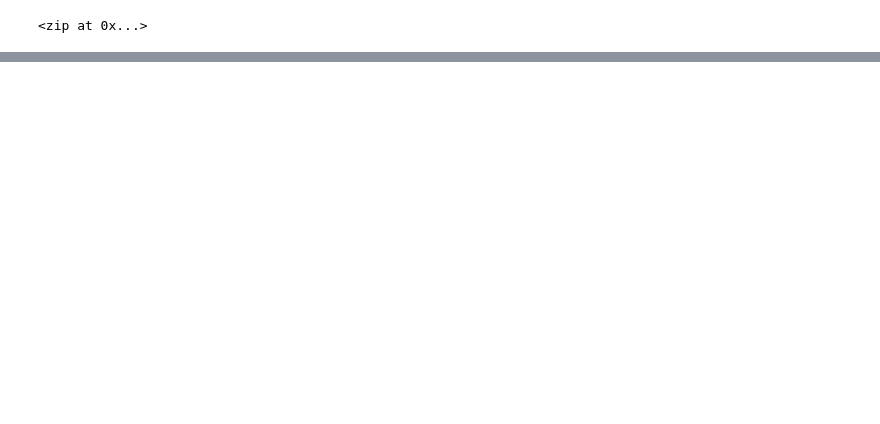
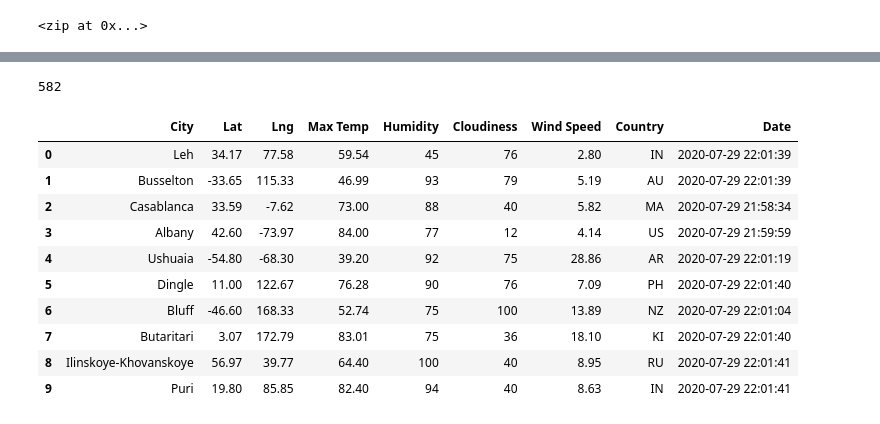
Before and after one commit to Tavender22/World_Weather_Analysis, a Jupyter notebook: WeatherPy.ipynb, the cells around one changed output, grey strips where cells are left out. Cells and saved outputs as stored; diff of their text form; code cells hidden in the pictures; blank space fills up the shorter version.

```diff
--- a/WeatherPy.ipynb
+++ b/WeatherPy.ipynb
@@ -31,0 +41,4 @@ len(cities)
+# %%
+# Starting URL for Weather Map API Call.
+url = "http://api.openweathermap.org/data/2.5/weather?units=Imperial&APPID=" + weather_api_key
+print(url)
@@ -31,0 +135,20 @@ len(cities)
+# %%
+len(city_data)
+# %% [output]
+582
+# %%
+# Convert the array of dictionaries to a Pandas DataFrame.
+city_data_df = pd.DataFrame(city_data)
+city_data_df.head(10)
+# %% [output]
+|  | City | Lat | Lng | Max Temp | Humidity | Cloudiness | Wind Speed | Country | Date |
+| 0 | Leh | 34.17 | 77.58 | 59.54 | 45 | 76 | 2.80 | IN | 2020-07-29 22:01:39 |
+| 1 | Busselton | -33.65 | 115.33 | 46.99 | 93 | 79 | 5.19 | AU | 2020-07-29 22:01:39 |
+| 2 | Casablanca | 33.59 | -7.62 | 73.00 | 88 | 40 | 5.82 | MA | 2020-07-29 21:58:34 |
+| 3 | Albany | 42.60 | -73.97 | 84.00 | 77 | 12 | 4.14 | US | 2020-07-29 21:59:59 |
+| 4 | Ushuaia | -54.80 | -68.30 | 39.20 | 92 | 75 | 28.86 | AR | 2020-07-29 22:01:19 |
+| 5 | Dingle | 11.00 | 122.67 | 76.28 | 90 | 76 | 7.09 | PH | 2020-07-29 22:01:40 |
+| 6 | Bluff | -46.60 | 168.33 | 52.74 | 75 | 100 | 13.89 | NZ | 2020-07-29 22:01:04 |
+| 7 | Butaritari | 3.07 | 172.79 | 83.01 | 75 | 36 | 18.10 | KI | 2020-07-29 22:01:40 |
+| 8 | Ilinskoye-Khovanskoye | 56.97 | 39.77 | 64.40 | 100 | 40 | 8.95 | RU | 2020-07-29 22:01:41 |
+| 9 | Puri | 19.80 | 85.85 | 82.40 | 94 | 40 | 8.63 | IN | 2020-07-29 22:01:41 |
```
Also changed, not shown: parts of 6 cells of this notebook, 3 other files.
